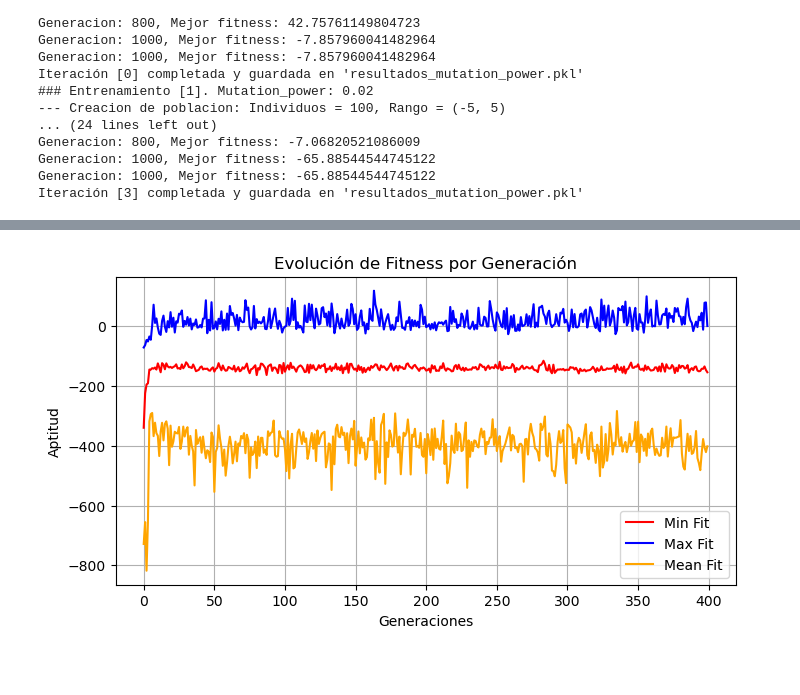
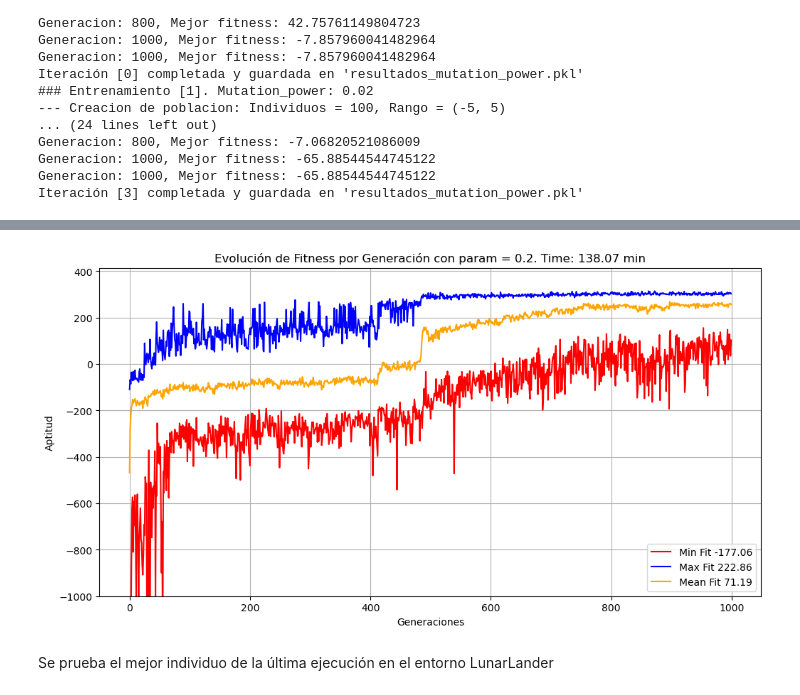
Before and after one commit to JorgeDC01/Reinforcement-Learning-GenerativeAI, a Jupyter notebook: Reinforcement_Learning/LunarLander.ipynb, the cells around one changed output, grey strips where cells are left out. Saved outputs shown, nothing was run; the diff lists cells and outputs as text; code cells hidden in the pictures; blank space fills up the shorter version.

Commit message:
LunarLander con Pruebas 1.0, 1.1, 2.0 (Blending crossover)

```diff
--- a/Reinforcement_Learning/LunarLander.ipynb
+++ b/Reinforcement_Learning/LunarLander.ipynb
@@ -364,0 +455,20 @@ plt.show()
+# %%
+def visualization (generations, f_max, f_min, f_mean, time):
+
+    generations = list(range(0,generations))
+    plt.figure(figsize=(12,6))
+
+    plt.plot(list(generations), list(f_min), label=f'Min Fit {np.array(f_min).mean():.2f}', color='red', linestyle='-')
+    plt.plot(list(generations), list(f_max), label=f'Max Fit {np.array(f_max).mean():.2f}', color='blue', linestyle='-')
+    plt.plot(list(generations), list(f_mean), label=f'Mean Fit {np.array(f_mean).mean():.2f}', color='orange', linestyle='-')
+
+    plt.xlabel('Generaciones')
+    plt.ylabel('Aptitud')
+    plt.title(f'Evolución de Fitness por Generación con param = 0.2. Time: {time:.2f} min')
+
+    plt.legend()
+
+    plt.grid(True)
+    plt.show()
+
+visualization(len(f_maxs[0]), f_maxs[2], f_mins[2], f_means[2], execution_times[2])
@@ -367,20 +534,36 @@ plt.show()
+# %%
+with open("resultado_blending.pkl", "wb") as f:
+        pickle.dump({
+            "best_individuals": best_individuals,
+            "fitness_values": fitness_values,
+            "f_maxs": f_max,
+            "f_mins": f_min,
+            "f_means": f_mean,
+            "execution_times": execution_time
+        }, f)
 # %%
 def visualization (generations, f_max, f_min, f_mean, time):
 
     generations = list(range(0,generations))
-    plt.figure(figsize=(8,4))
+    plt.figure(figsize=(12,6))
 
-    plt.plot(list(generations), list(f_min), label='Min Fit', color='red', linestyle='-')
-    plt.plot(list(generations), list(f_max), label='Max Fit', color='blue', linestyle='-')
-    plt.plot(list(generations), list(f_mean), label='Mean Fit', color='orange', linestyle='-')
+    plt.plot(list(generations), list(f_min), label=f'Min Fit: {np.array(f_min).mean():.2f}', color='red', linestyle='-')
+    plt.plot(list(generations), list(f_max), label=f'Max Fit: {np.array(f_max).mean():.2f}', color='blue', linestyle='-')
+    plt.plot(list(generations), list(f_mean), label=f'Mean Fit: {np.array(f_mean).mean():.2f}', color='orange', linestyle='-')
 
     plt.xlabel('Generaciones')
     plt.ylabel('Aptitud')
-    plt.title(f'Evolución de Fitness por Generación. Time: {time:.2f} min')
+    plt.title(f'Evolución de Fitness por Generación con param = 0.2. Time: {time:.2f} min')
 
     plt.legend()
 
     plt.grid(True)
+
+    plt.ylim(-1000, max(max(f_max), max(f_mean), max(f_min)) + 100)
     plt.show()
+
+visualization(len(f_max), f_max, f_min, f_mean, execution_time)
 # %% [output]
-[figure, old version]
+[figure, new version]
+# %% [markdown]
+Se prueba el mejor individuo de la última ejecución en el entorno LunarLander
```
Also changed, not shown: parts of 28 cells of this notebook, 23 other files.
